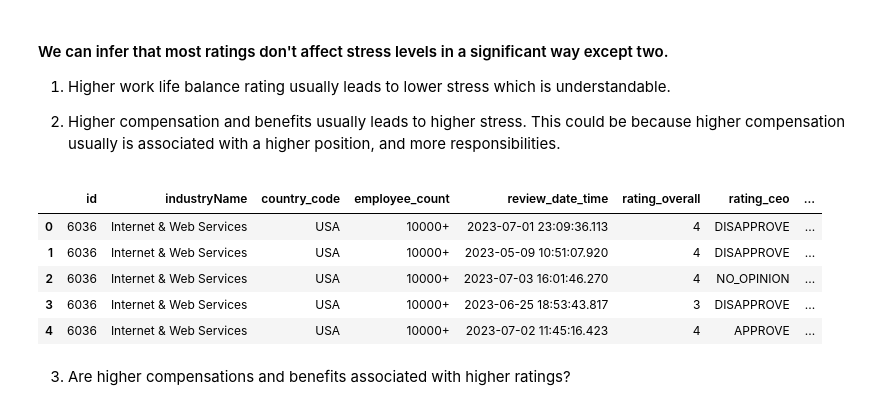
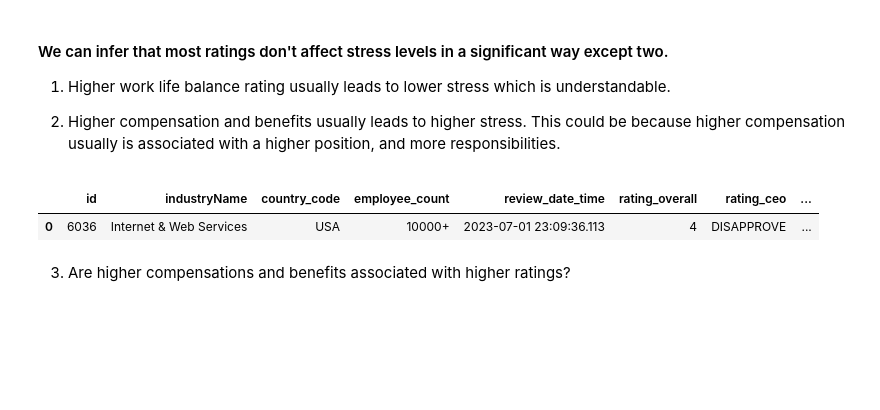
Before and after one commit to dchatz05/Thesis, a Jupyter notebook: Data.ipynb, the cells around one changed output. Cells and saved outputs as stored; diff of their text form; code cells hidden in the pictures; blank space fills up the shorter version.

```diff
--- a/Data.ipynb
+++ b/Data.ipynb
@@ -367,14 +364,10 @@ rating_career_opportunities          0.0952      0.002     50.595      0.000
 
 2) Higher compensation and benefits usually leads to higher stress. This could be because higher compensation usually is associated with a higher position, and more responsibilities.
 # %%
-df.head()
+df.head(1)
 # %% [output]
 |  | id | industryName | country_code | employee_count | review_date_time | rating_overall | rating_ceo | ... |
 | 0 | 6036 | Internet & Web Services | USA | 10000+ | 2023-07-01 23:09:36.113 | 4 | DISAPPROVE | ... |
-| 1 | 6036 | Internet & Web Services | USA | 10000+ | 2023-05-09 10:51:07.920 | 4 | DISAPPROVE | ... |
-| 2 | 6036 | Internet & Web Services | USA | 10000+ | 2023-07-03 16:01:46.270 | 4 | NO_OPINION | ... |
-| 3 | 6036 | Internet & Web Services | USA | 10000+ | 2023-06-25 18:53:43.817 | 3 | DISAPPROVE | ... |
-| 4 | 6036 | Internet & Web Services | USA | 10000+ | 2023-07-02 11:45:16.423 | 4 | APPROVE | ... |
 # %% [markdown]
 3) Are higher compensations and benefits associated with higher ratings?
 # %%
```
Also changed, not shown: parts of 8 cells of this notebook, 1 other file.
